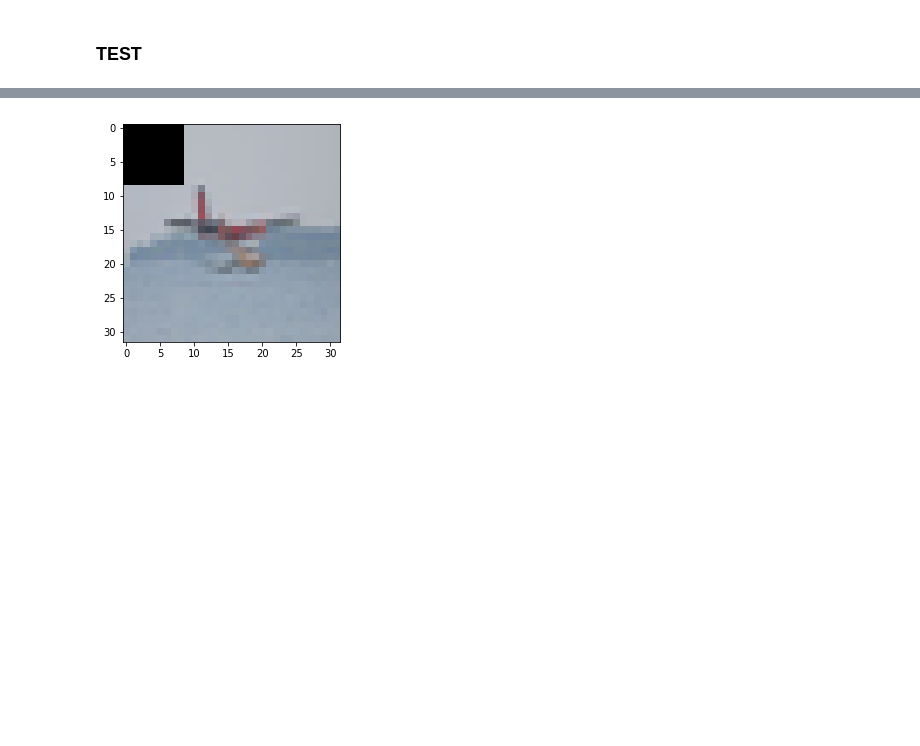
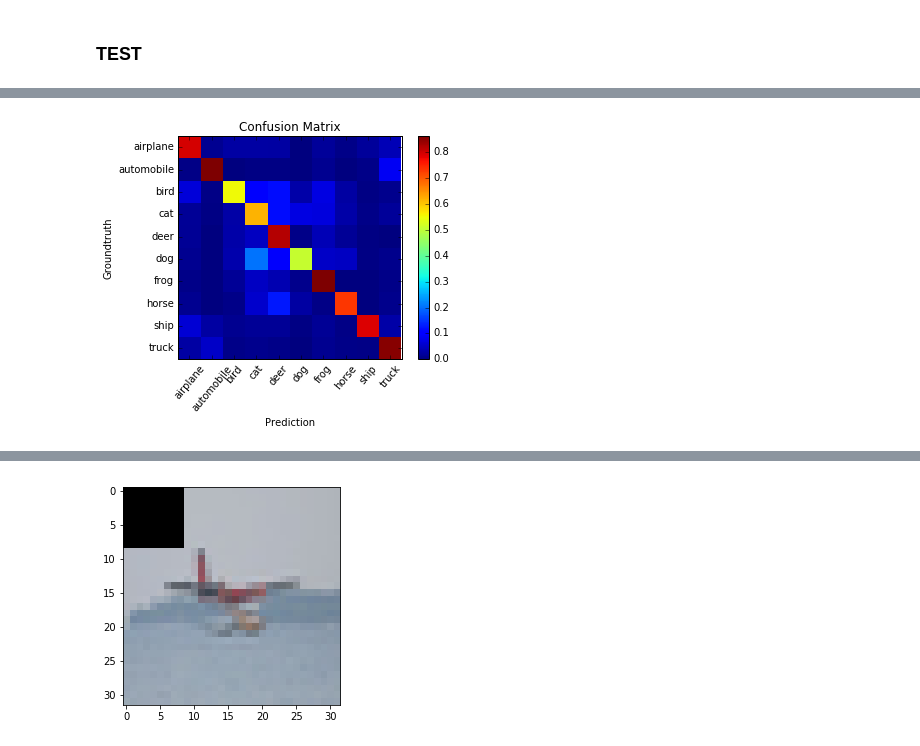
Before and after one commit to affromero/Deep_Learning_Tutorial, a Jupyter notebook: CNN/demo_predict.ipynb, the cells around one changed output, grey strips where cells are left out. Cells and saved outputs as stored; diff of their text form; code cells hidden in the pictures; blank space fills up the shorter version.

```diff
--- a/CNN/demo_predict.ipynb
+++ b/CNN/demo_predict.ipynb
@@ -273,14 +249,16 @@ Accuracy on Test-Set: 74.67% (7467 / 10000)
  (0) (1) (2) (3) (4) (5) (6) (7) (8) (9)
 # %%
 cm_norm = cm/np.sum(cm, axis=1)
-plt.imshow(cm_norm)
+plt.imshow(cm_norm, interpolation='None')
 plt.xticks(range(_CLASS_SIZE), test_l, rotation=50)
 plt.yticks(range(_CLASS_SIZE), test_l)
 plt.ylabel('Groundtruth')
 plt.xlabel('Prediction')
 plt.title('Confusion Matrix')
 plt.colorbar()
 plt.show()
+# %% [output]
+[figure, added]
 # %%
 def plot_test(img_, labels, n):
     img = img_.copy()
```
Also changed, not shown: parts of 10 cells of this notebook, 2 other files.
